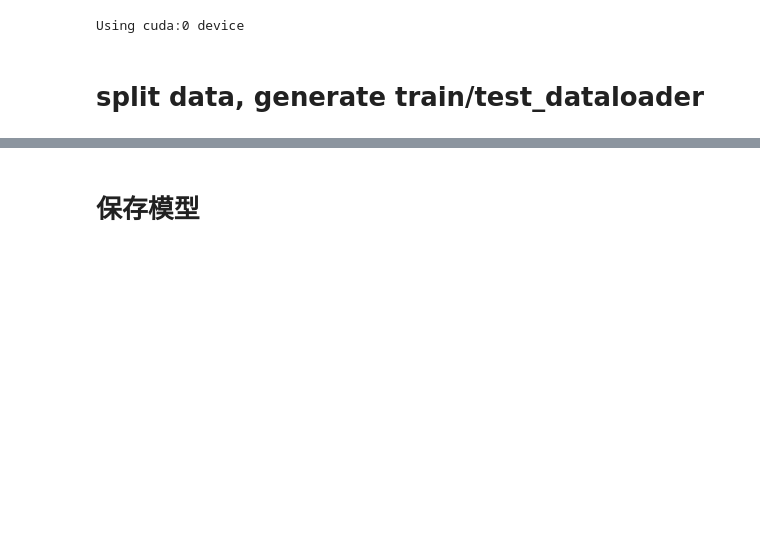
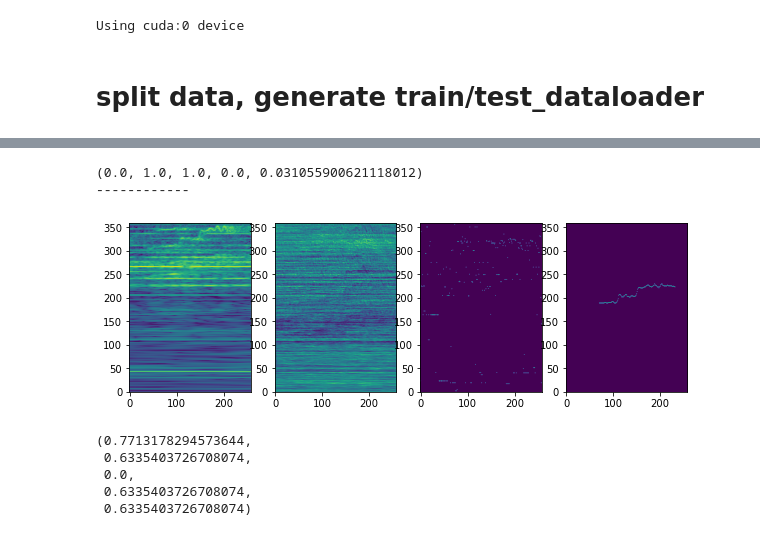
Before and after one commit to meow-wwww/cover_song_identification, a Jupyter notebook: test_the_model.ipynb, the cells around one changed output, grey strips where cells are left out. Drawn from its saved outputs; the diff is of its cells as text; code cells hidden in the pictures; blank space fills up the shorter version.

```diff
--- a/test_the_model.ipynb
+++ b/test_the_model.ipynb
@@ -208,14 +226,0 @@ Test OA 0.5356  VR      0.8038  VFA     0.3786  RPA     0.5088  RCA     0.6357
-# %%
-# 测试模型在测试集上的效果
-model = model_unet.UNet().cuda()
-model = nn.DataParallel(model)
-
-model.load_state_dict(torch.load('./model/F3/model_0.pth'))
-
-# model = torch.load('./model/test/model_floor3_best.pth')
-
-# test set result?
-loss_fn = loss_function.CrossEntropyLoss_for_FA_CE_TF().cuda()
-loss_fn = nn.DataParallel(loss_fn)
-
-test(test_dataloader, model, loss_fn, 3)
@@ -233,46 +251,54 @@ pass
 # %%
-# show
-nanX, nany = 0, 0
+# 逐个比较损失
+
+import evaluate
+reload(evaluate)
+
+out_floor = 0
+
+model.eval()
 
 with torch.no_grad():
-    for a, b in valid_dataloader:
+    for a, b in test_dataloader_non_instrumental:
         X, y = a.cuda(), b.cuda()
 
-        X = X[0:2]
-        y = y[0:2]
+        X = X[0:1]
+        y = y[0:1]
 
         Xpred = model(X, out_floor)
-        Xshow = utils.salience_to_output(Xpred.clone().detach(), threshold=0.05)
+        Xshow = utils.salience_to_output(Xpred.clone().detach(), threshold=0)
         y_downsample = utils.downsample(y, out_floor).int()
-        # print(f'Xpred: {Xpred.shape}')
-        # print(f'y_downsample: {y_downsample.shape}')
-        loss = loss_fn(Xpred, y_downsample)
-        # print(loss)
-        loss = (loss[0].sum()+loss[2].sum())/(loss[1].sum()+loss[3].sum())
-        print(loss)
+
+        loss = loss_fn(Xpred, y_downsample, threshold=0.4)
+
         print(evaluate.evaluate(Xshow, y_downsample, out_floor))
 
-        plt.figure(figsize=(10,14))
+        plt.figure(figsize=(10,10))
         plt.subplot(241)
         plt.imshow(X[0][0].cpu(), origin='lower')
         plt.subplot(242)
         plt.imshow(Xpred[0][0].cpu(), origin='lower')
         plt.subplot(243)
         plt.imshow(Xshow[0][0].cpu(), origin='lower')
         plt.subplot(244)
         plt.imshow(y_downsample[0].cpu(), origin='lower')
-
-        plt.subplot(245)
+        '''
+        plt.subplot(234)
         plt.imshow(X[1][0].cpu(), origin='lower')
         plt.subplot(246)
         plt.imshow(Xpred[1][0].cpu(), origin='lower')
-        plt.subplot(247)
+        plt.subplot(235)
         plt.imshow(Xshow[1][0].cpu(), origin='lower')
-        plt.subplot(248)
+        plt.subplot(236)
         plt.imshow(y_downsample[1].cpu(), origin='lower')
         plt.show()
+        '''
 
         print('------------')
 
 
         break
+# %% [output]
+(0.0, 1.0, 1.0, 0.0, 0.031055900621118012)
+------------
+[figure, added]
@@ -367,2 +304,0 @@ for a,b in tqdm(train_dataloader):
-# %% [markdown]
-# 保存模型
@@ -378,0 +305,8 @@ except:
+# %%
+evaluate.evaluate(y_2.unsqueeze(0), y, 0)
+# %% [output]
+(0.7713178294573644,
+ 0.6335403726708074,
+ 0.0,
+ 0.6335403726708074,
+ 0.6335403726708074)
```
Also changed, not shown: parts of 20 cells of this notebook, 9 other files.
